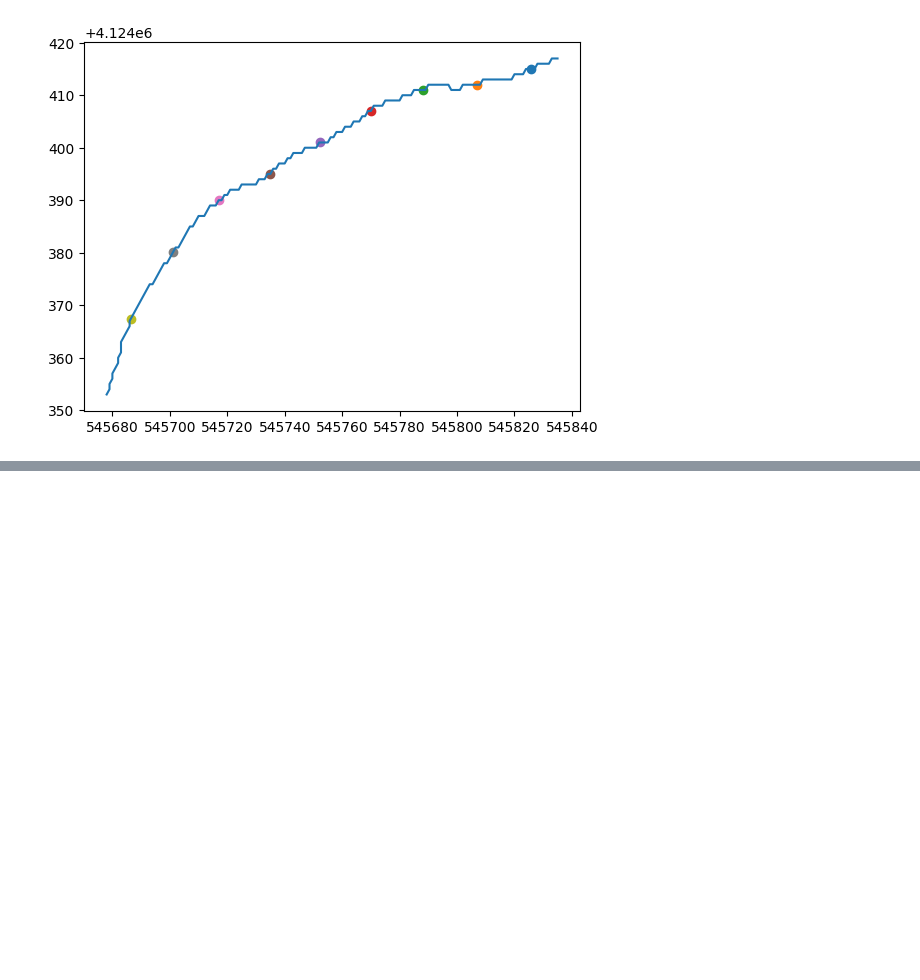
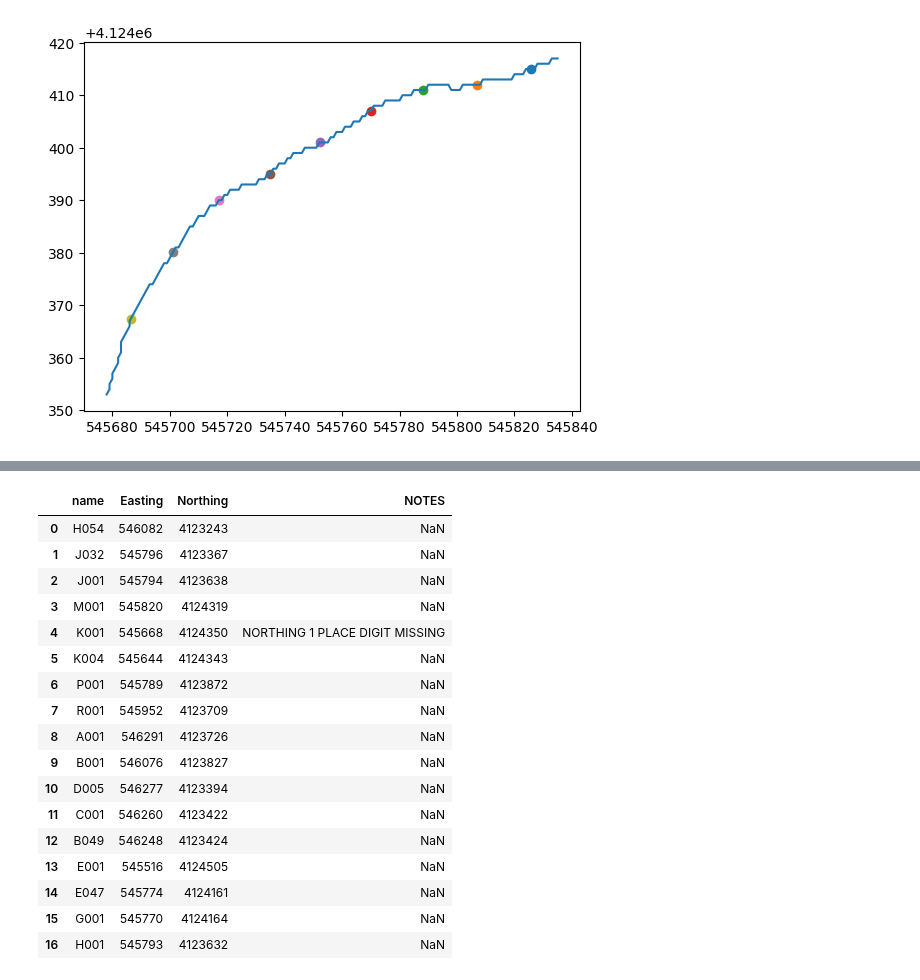
Before and after one commit to wherediddavidgo/multitemporal_RSSA, a Jupyter notebook: field_data.ipynb, the cells around one changed output, grey strips where cells are left out. Saved outputs shown, nothing was run; the diff lists cells and outputs as text; code cells hidden in the pictures; blank space fills up the shorter version.

```diff
--- a/field_data.ipynb
+++ b/field_data.ipynb
@@ -102,0 +159,27 @@ b[0]
+# %%
+
+s1_pts = pd.read_csv('/content/drive/MyDrive/field_data/Waypoints_21-MAY-25.csv')
+s1_pts = s1_pts.rename(columns={'ID': 'name'})
+s1_pts.loc[0, 'name'] = 'H001'
+s1_pts.loc[1, 'name'] = 'J001'
+s1_pts.loc[0, 'name'] = 'H001'
+# s1_pts = gpd.GeoDataFrame(s1_pts, geometry=gpd.points_from_xy(s1_pts.Easting, s1_pts.Northing, crs=32617))
+# %% [output]
+|  | name | Easting | Northing | NOTES |
+| 0 | H054 | 546082 | 4123243 | NaN |
+| 1 | J032 | 545796 | 4123367 | NaN |
+| 2 | J001 | 545794 | 4123638 | NaN |
+| 3 | M001 | 545820 | 4124319 | NaN |
+| 4 | K001 | 545668 | 4124350 | NORTHING 1 PLACE DIGIT MISSING |
+| 5 | K004 | 545644 | 4124343 | NaN |
+| 6 | P001 | 545789 | 4123872 | NaN |
+| 7 | R001 | 545952 | 4123709 | NaN |
+| 8 | A001 | 546291 | 4123726 | NaN |
+| 9 | B001 | 546076 | 4123827 | NaN |
+| 10 | D005 | 546277 | 4123394 | NaN |
+| 11 | C001 | 546260 | 4123422 | NaN |
+| 12 | B049 | 546248 | 4123424 | NaN |
+| 13 | E001 | 545516 | 4124505 | NaN |
+| 14 | E047 | 545774 | 4124161 | NaN |
+| 15 | G001 | 545770 | 4124164 | NaN |
+| 16 | H001 | 545793 | 4123632 | NaN |
```
Also changed, not shown: parts of 7 cells of this notebook.
